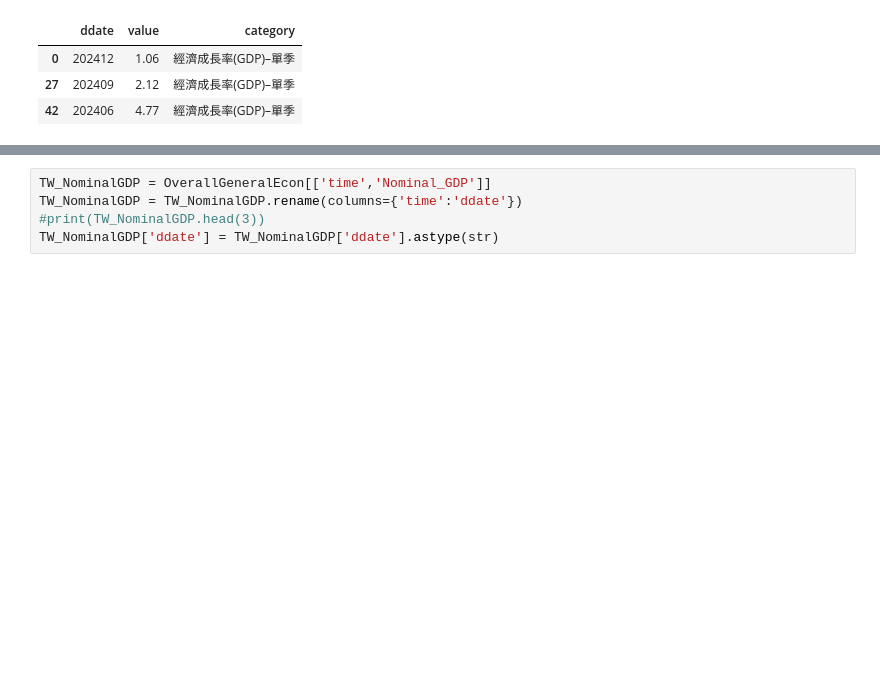
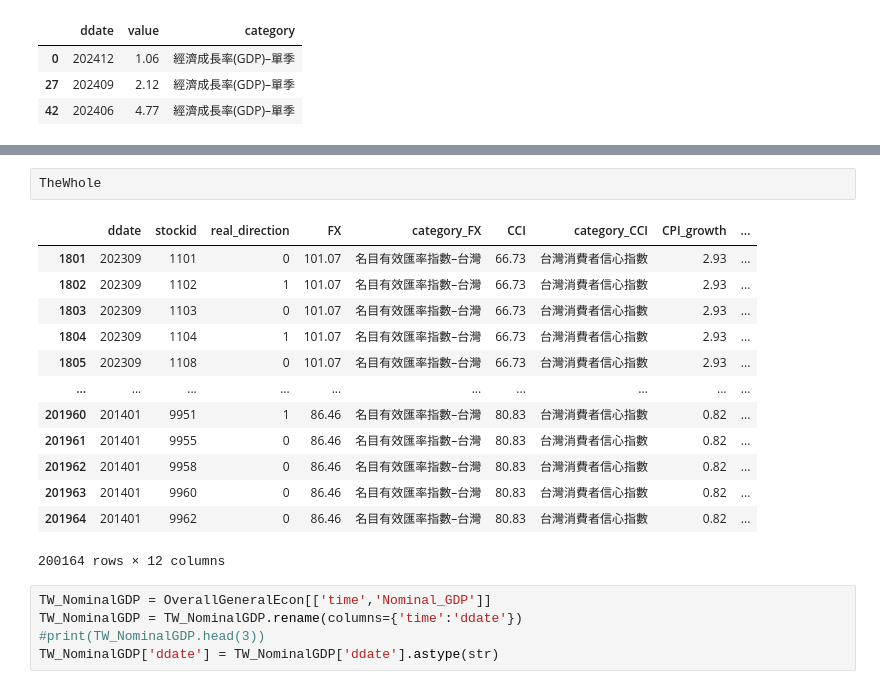
Before and after one commit to Carolyehhh/revenue-prediction, a Jupyter notebook: GDP_train.ipynb, the cells around one changed output, grey strips where cells are left out. Drawn from its saved outputs; the diff is of its cells as text; blank space fills up the shorter version.

```diff
--- a/GDP_train.ipynb
+++ b/GDP_train.ipynb
@@ -116,3 +137,19 @@ display(TW_GDPGrowth.head(3))
+# %%
+TheWhole
+# %% [output]
+|  | ddate | stockid | real_direction | FX | category_FX | CCI | category_CCI | CPI_growth | ... |
+| 1801 | 202309 | 1101 | 0 | 101.07 | 名目有效匯率指數–台灣 | 66.73 | 台灣消費者信心指數 | 2.93 | ... |
+| 1802 | 202309 | 1102 | 1 | 101.07 | 名目有效匯率指數–台灣 | 66.73 | 台灣消費者信心指數 | 2.93 | ... |
+| 1803 | 202309 | 1103 | 0 | 101.07 | 名目有效匯率指數–台灣 | 66.73 | 台灣消費者信心指數 | 2.93 | ... |
+| 1804 | 202309 | 1104 | 1 | 101.07 | 名目有效匯率指數–台灣 | 66.73 | 台灣消費者信心指數 | 2.93 | ... |
+| 1805 | 202309 | 1108 | 0 | 101.07 | 名目有效匯率指數–台灣 | 66.73 | 台灣消費者信心指數 | 2.93 | ... |
+| ... | ... | ... | ... | ... | ... | ... | ... | ... | ... |
+| 201960 | 201401 | 9951 | 1 | 86.46 | 名目有效匯率指數–台灣 | 80.83 | 台灣消費者信心指數 | 0.82 | ... |
+| 201961 | 201401 | 9955 | 0 | 86.46 | 名目有效匯率指數–台灣 | 80.83 | 台灣消費者信心指數 | 0.82 | ... |
+| 201962 | 201401 | 9958 | 0 | 86.46 | 名目有效匯率指數–台灣 | 80.83 | 台灣消費者信心指數 | 0.82 | ... |
+| 201963 | 201401 | 9960 | 0 | 86.46 | 名目有效匯率指數–台灣 | 80.83 | 台灣消費者信心指數 | 0.82 | ... |
+| 201964 | 201401 | 9962 | 0 | 86.46 | 名目有效匯率指數–台灣 | 80.83 | 台灣消費者信心指數 | 0.82 | ... |
+200164 rows × 12 columns
 # %%
 TW_NominalGDP = OverallGeneralEcon[['time','Nominal_GDP']]
 TW_NominalGDP = TW_NominalGDP.rename(columns={'time':'ddate'})
```
Also changed, not shown: parts of 10 cells of this notebook, 3 other files.
